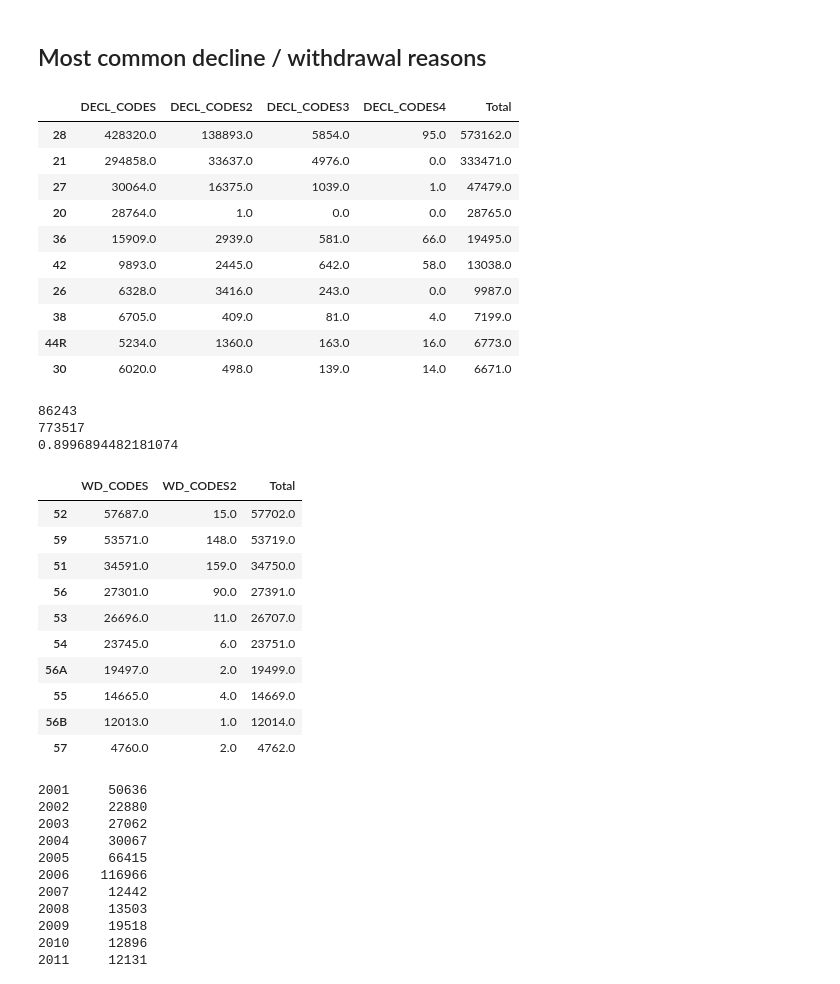
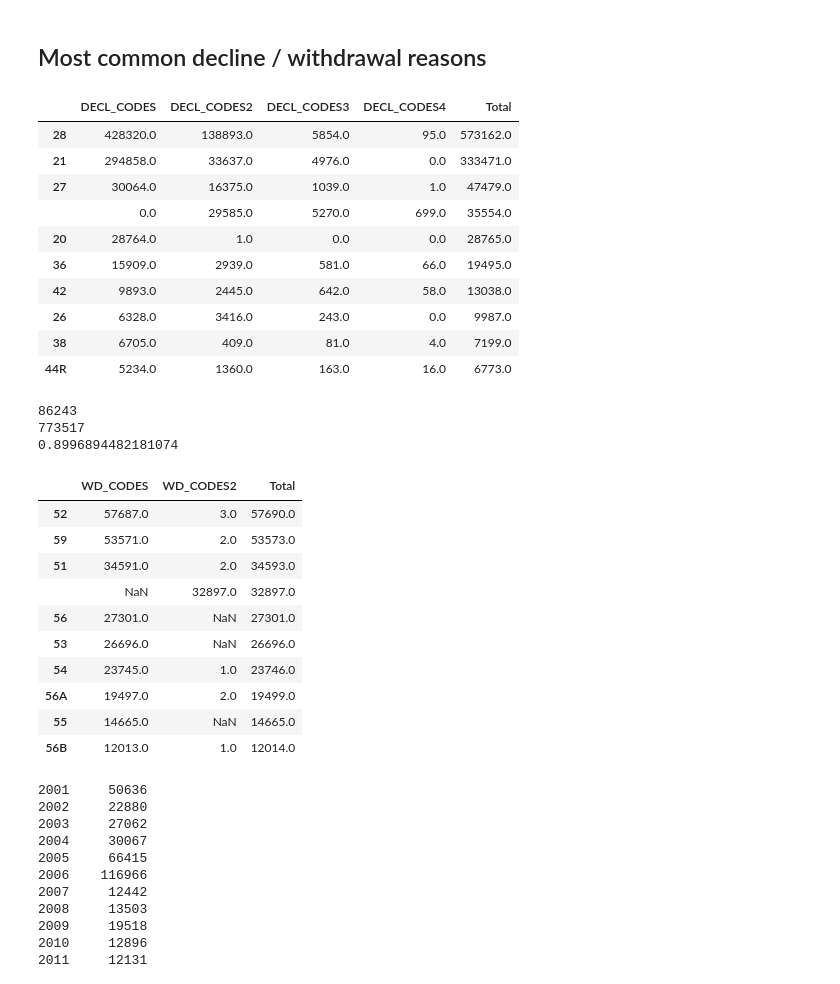
Before and after one commit to PublicI/sba-disaster-loans, a Jupyter notebook: SBA Data Analysis.ipynb, the cells around one changed output. Saved outputs shown, nothing was run; the diff lists cells and outputs as text; code cells hidden in the pictures.

Commit message:
fix dtypes in read_csv() and other code improvements from data check

```diff
--- a/SBA Data Analysis.ipynb
+++ b/SBA Data Analysis.ipynb
@@ -27,7 +30,11 @@ df_approvals.head()
 | 4 | 2003 |  | R203 |  | R203 | FRANKLIN | OH | 45005 | NaN | ... |
 # %%
 # Withdrawn loans
-df_withdrawals = pd.read_csv("sba_disaster_loan_withdrawals.csv.gz")
+df_withdrawals = pd.read_csv("sba_disaster_loan_withdrawals.csv.gz",dtype={
+    "WD_CODES": str,
+    "WD_CODES2": str,
+    "ZIP": str
+})
 print(df_withdrawals.shape)
 df_withdrawals.head()
 # %% [output]
@@ -72,17 +86,3 @@ Index(['FY', 'SBA_PHYS_NBR', 'SBA_EIDL_NBR', 'FEMA_DECL', 'SBA_DECL', 'CITY',
       dtype='object')
 # %% [markdown]
 ## Data cleaning
-# %%
-# Fix decline/withdrawal codes and disaster numbers where x.0 is different than x but should be the same
-for col in ['DECL_CODES','DECL_CODES2','DECL_CODES3','DECL_CODES4','FEMA_DECL']:
-    df_declines[col] = df_declines[col].apply(str)
-    df_declines[col] = df_declines[col].apply(lambda s: s.replace(".0","").replace(" ","") if isinstance(s,str) else str(s))
-
-for col in ['WD_CODES','WD_CODES2']:
-    df_withdrawals[col] = df_withdrawals[col].apply(str)
-    df_withdrawals[col] = df_withdrawals[col].apply(lambda s:
-                        s.replace(".0","") if isinstance(s,str) else str(s))
-
-df_approvals['FEMA_DECL'] = df_approvals['FEMA_DECL'].apply(str)
-df_approvals['FEMA_DECL'] = df_approvals['FEMA_DECL'].apply(lambda s:
-                        s.replace(".0","") if isinstance(s,str) else str(s))
@@ -89,5 +92,5 @@ df_approvals['FEMA_DECL'] = df_approvals['FEMA_DECL'].apply(lambda s:
 # %%
 # Remove whitespace from ends of state codes
-df_approvals['STATE'] = df_approvals['STATE'].apply(lambda s: s.strip() if isinstance(s,str) else s)
-df_withdrawals['STATE'] = df_withdrawals['STATE'].apply(lambda s: s.strip() if isinstance(s,str) else s)
-df_declines['STATE'] = df_declines['STATE'].apply(lambda s: s.strip() if isinstance(s,str) else s)
+df_approvals[['STATE']] = df_approvals[['STATE']].apply(lambda s: s.str.strip())
+df_withdrawals[['STATE']] = df_withdrawals[['STATE']].apply(lambda s: s.str.strip())
+df_declines[['STATE']] = df_declines[['STATE']].apply(lambda s: s.str.strip())
@@ -613,20 +608,19 @@ df_decline_codes = pd.merge(df_decline_codes_1_2_3, df_declines['DECL_CODES4'].v
 df_decline_codes.fillna(value = 0, inplace = True)
 df_decline_codes['Total'] = df_decline_codes.sum(axis = 1)
 df_decline_codes.sort_values(by = "Total", ascending = False, inplace = True)
-df_decline_codes.drop(["nan",""], inplace = True, axis = 0) # remove missing values
 df_decline_codes.head(10)
 # %% [output]
 |  | DECL_CODES | DECL_CODES2 | DECL_CODES3 | DECL_CODES4 | Total |
 | 28 | 428320.0 | 138893.0 | 5854.0 | 95.0 | 573162.0 |
 | 21 | 294858.0 | 33637.0 | 4976.0 | 0.0 | 333471.0 |
 | 27 | 30064.0 | 16375.0 | 1039.0 | 1.0 | 47479.0 |
+|  | 0.0 | 29585.0 | 5270.0 | 699.0 | 35554.0 |
 | 20 | 28764.0 | 1.0 | 0.0 | 0.0 | 28765.0 |
 | 36 | 15909.0 | 2939.0 | 581.0 | 66.0 | 19495.0 |
 | 42 | 9893.0 | 2445.0 | 642.0 | 58.0 | 13038.0 |
 | 26 | 6328.0 | 3416.0 | 243.0 | 0.0 | 9987.0 |
 | 38 | 6705.0 | 409.0 | 81.0 | 4.0 | 7199.0 |
 | 44R | 5234.0 | 1360.0 | 163.0 | 16.0 | 6773.0 |
-| 30 | 6020.0 | 498.0 | 139.0 | 14.0 | 6671.0 |
 # %%
 # how many declines had neither of the two most common reasons listed.
 neither_of_two_top_reasons = len(df_declines[(df_declines['DECL_CODES'].isin(["28","21"])==False)&
@@ -643,22 +637,21 @@ print(1 - neither_of_two_top_reasons / len(df_declines))
 # %%
 df_withdrawal_codes = pd.merge(df_withdrawals['WD_CODES'].value_counts(), df_withdrawals['WD_CODES2'].value_counts(),
                                 left_index = True, right_index = True, how = "outer")
 df_withdrawal_codes['Total'] = df_withdrawal_codes.sum(axis = 1)
 df_withdrawal_codes.sort_values(by = "Total", ascending = False, inplace = True)
-df_withdrawal_codes.drop(['nan','  '], inplace = True, axis = 0) # remove missing values
 df_withdrawal_codes.head(10)
 # %% [output]
 |  | WD_CODES | WD_CODES2 | Total |
-| 52 | 57687.0 | 15.0 | 57702.0 |
-| 59 | 53571.0 | 148.0 | 53719.0 |
-| 51 | 34591.0 | 159.0 | 34750.0 |
-| 56 | 27301.0 | 90.0 | 27391.0 |
-| 53 | 26696.0 | 11.0 | 26707.0 |
-| 54 | 23745.0 | 6.0 | 23751.0 |
+| 52 | 57687.0 | 3.0 | 57690.0 |
+| 59 | 53571.0 | 2.0 | 53573.0 |
+| 51 | 34591.0 | 2.0 | 34593.0 |
+|  | NaN | 32897.0 | 32897.0 |
+| 56 | 27301.0 | NaN | 27301.0 |
+| 53 | 26696.0 | NaN | 26696.0 |
+| 54 | 23745.0 | 1.0 | 23746.0 |
 | 56A | 19497.0 | 2.0 | 19499.0 |
-| 55 | 14665.0 | 4.0 | 14669.0 |
+| 55 | 14665.0 | NaN | 14665.0 |
 | 56B | 12013.0 | 1.0 | 12014.0 |
-| 57 | 4760.0 | 2.0 | 4762.0 |
 # %%
 df_approvals['FY'].value_counts().sort_index()
 # %% [output]
```
Also changed, not shown: parts of 24 cells of this notebook.
